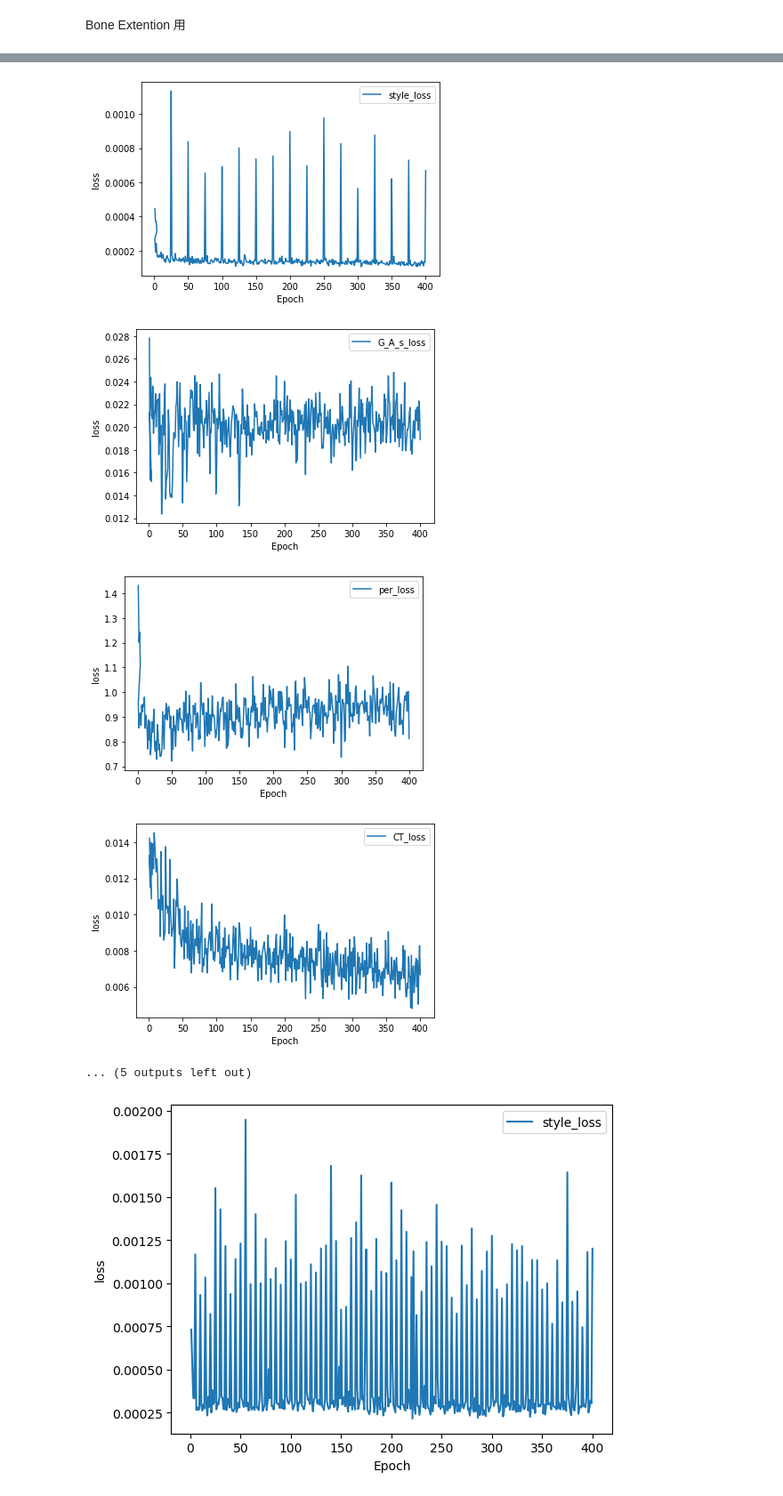
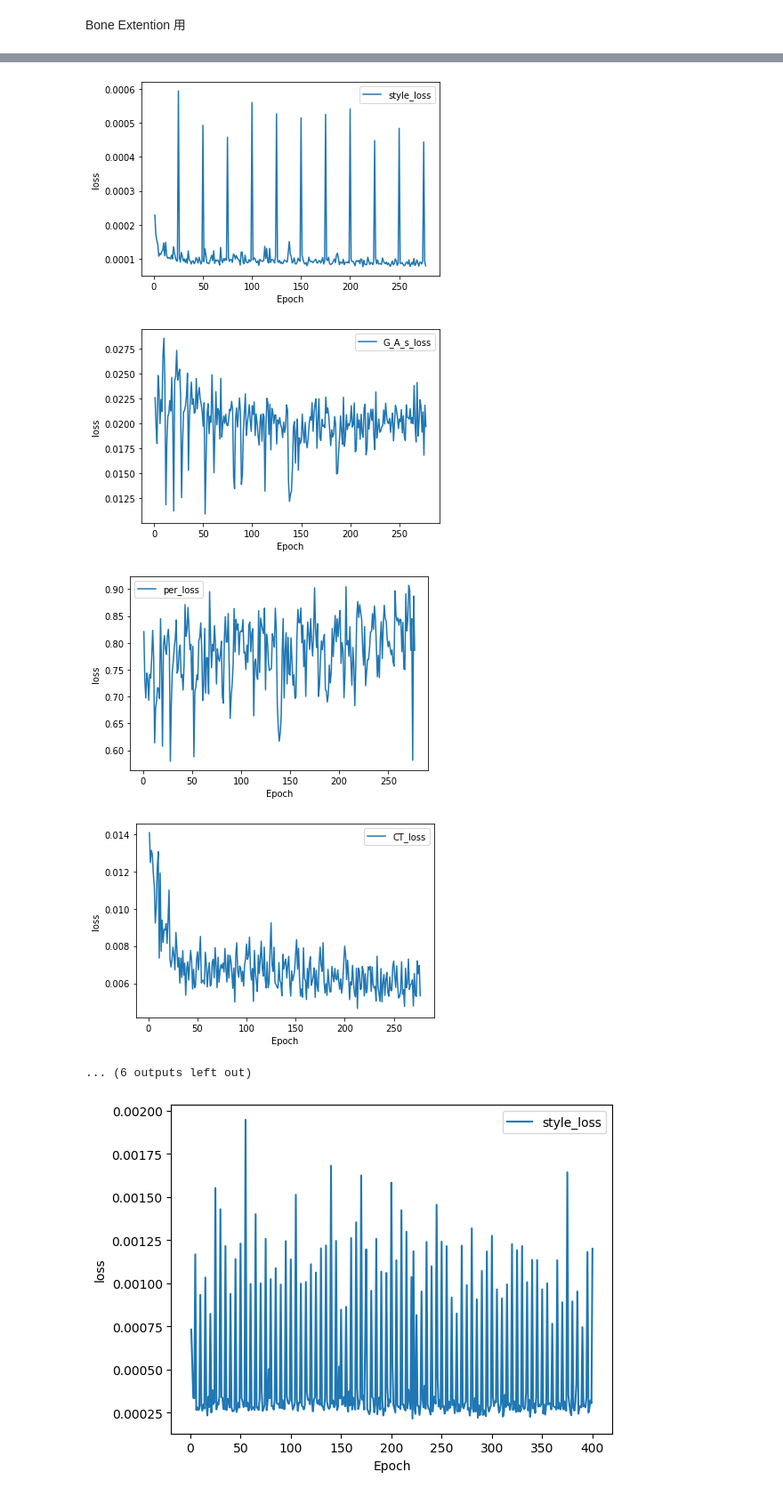
Before and after one commit to Kawa73jobKotarou/Cyclegan, a Jupyter notebook: loss_graph.ipynb, the cells around one changed output, grey strips where cells are left out. Shown at 89% size. Saved outputs shown, nothing was run; the diff lists cells and outputs as text; code cells hidden in the pictures.

```diff
--- a/loss_graph.ipynb
+++ b/loss_graph.ipynb
@@ -236,17 +236,17 @@ import pdb
 
 # path = "checkpoints/231114_miyazaki-ronbun_4fold_1_patchsize06/"
 # path = "checkpoints/231110_miyazaki-ronbun_4fold_1_patchsize12/"
-path = "checkpoints/250612_patch128_Boneextention_0.5patch_241004_allbody_fullset/"
+path = "checkpoints/250621_patch192_BoneGene_0.5patch_241004_allbody_fullset/"
 
 # save_path=path+"img/"
-save_path = '/home/kawanami/work/presen_images/250617/loss/cyclegan/250612_patch128_Boneextention_0.5patch_241004_allbody_fullset/'
+save_path = '/home/kawanami/work/presen_images/250624/loss/cyclegan/250621_patch192_BoneGene_0.5patch_241004_allbody_fullset/'
 if not os.path.exists(save_path):
     os.makedirs(save_path)
 # テキストファイルからデータを読み込む
 data = pd.read_csv(path+'final_loss_log.txt', sep=' ', header=None)
-loss_name=['epoch', 'D_A', 'G_A', 'cycle_A', 'idt_A', 'D_B', 'G_B', 'cycle_B', 'idt_B', 'style', 'G_A_s', 'per', 'CT', 'Bone', 'spatial']
+loss_name=['epoch', 'D_A', 'G_A', 'cycle_A', 'idt_A', 'D_B', 'G_B', 'cycle_B', 'idt_B', 'style', 'G_A_s', 'per', 'CT', 'Bone_AtoB', 'Bone_BtoA', 'spatial']
 num_columns, num_rows = data.shape
-para = [1,1,1,10,5,1,1,10,5,0.1, 10.0, 0.1, 10, 10.0, 1]
+para = [1,1,1,10,5,1,1,10,5,0.1, 10.0, 0.1, 10, 50.0, 10.0, 1]
 # para = [1,375,20,0.75,1,1,1,1]
 
 # print(data[1][14])
@@ -273,7 +273,7 @@ for i in range(1,num_rows-1):
     plt.show()
 
 # ジェネレータに関わるlossの出力
-generator_all_loss=data[2]+data[3]+data[4]+data[6]+data[7]+data[8]+data[9]+data[10]+data[11]+data[12]+data[13]
+generator_all_loss=data[2]+data[3]+data[4]+data[6]+data[7]+data[8]+data[9]+data[10]+data[11]+data[12]+data[13]+data[14]
 # plt.plot(data[0], data[1].astype(float), label=loss_name[1]+'_loss')
 plt.plot(data[0], data[2], label=loss_name[2]+'_loss')
 plt.plot(data[0], data[3], label=loss_name[3]+'_loss')
@@ -286,11 +286,14 @@ plt.plot(data[0], data[10], label=loss_name[10]+'_loss')
 plt.plot(data[0], data[11], label=loss_name[11]+'_loss')
 plt.plot(data[0], data[12], label=loss_name[12]+'_loss')
 plt.plot(data[0], data[13], label=loss_name[13]+'_loss')
+plt.plot(data[0], data[14], label=loss_name[14]+'_loss')
 plt.plot(data[0], generator_all_loss, label='Generator_all_loss')
 # グラフの設定
 plt.xlabel('Epoch')
 plt.ylabel('loss')
-plt.legend()
+plt.ylim(0,5.0)
+plt.legend(loc='upper left', bbox_to_anchor=(1, 1))
+
 # グラフを画像ファイルとして保存
 plt.savefig(save_path+'Generator_all_loss.png')
 # グラフを表示
@@ -337,8 +340,8 @@ plt.show()
-[figure, old version]
+[figure, new version]
-[figure, old version]
+[figure, new version]
-[figure, old version]
+[figure, new version]
-[figure, old version]
+[figure, new version]
-... (5 outputs left out)
+... (6 outputs left out)
 # %%
 #各lossのパラメーターを考慮しないグラフを出力
 for i in range(1,num_rows-1):
```
Also changed, not shown: parts of 1 cell of this notebook, 3 other files.
